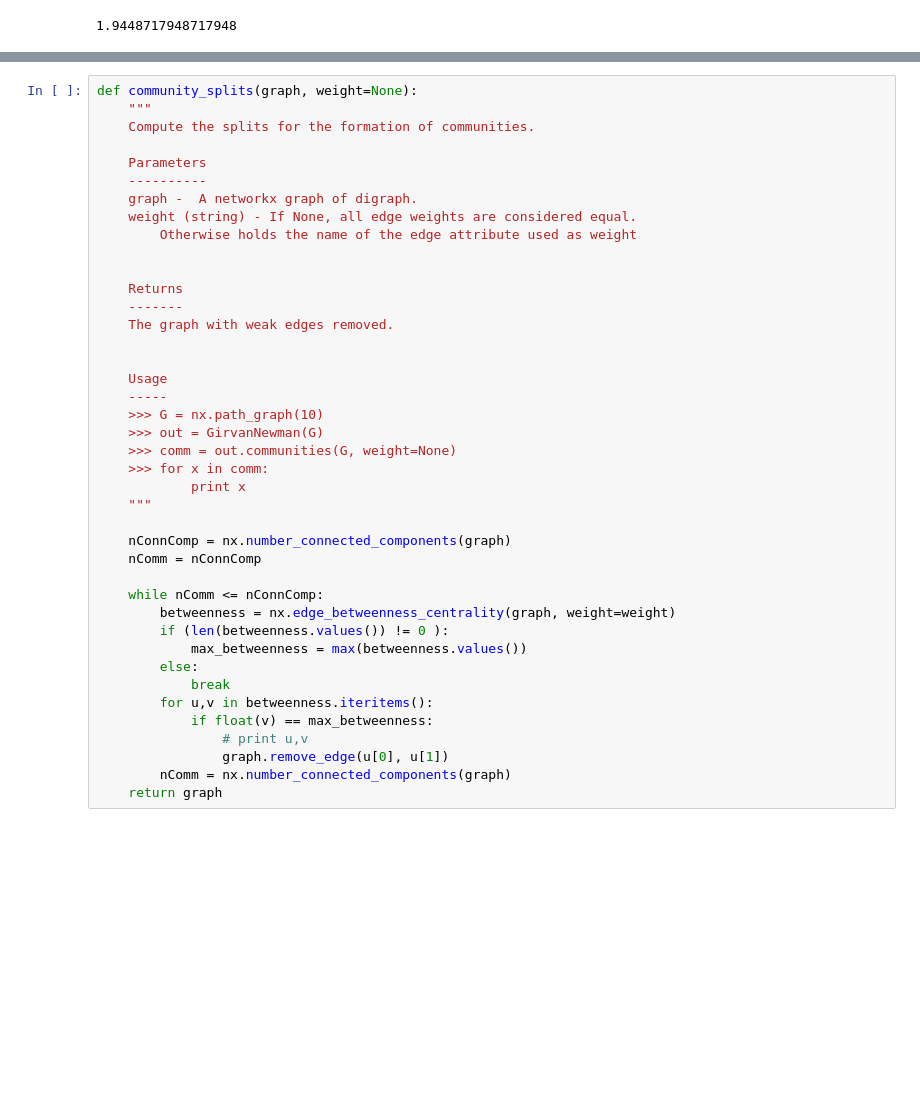
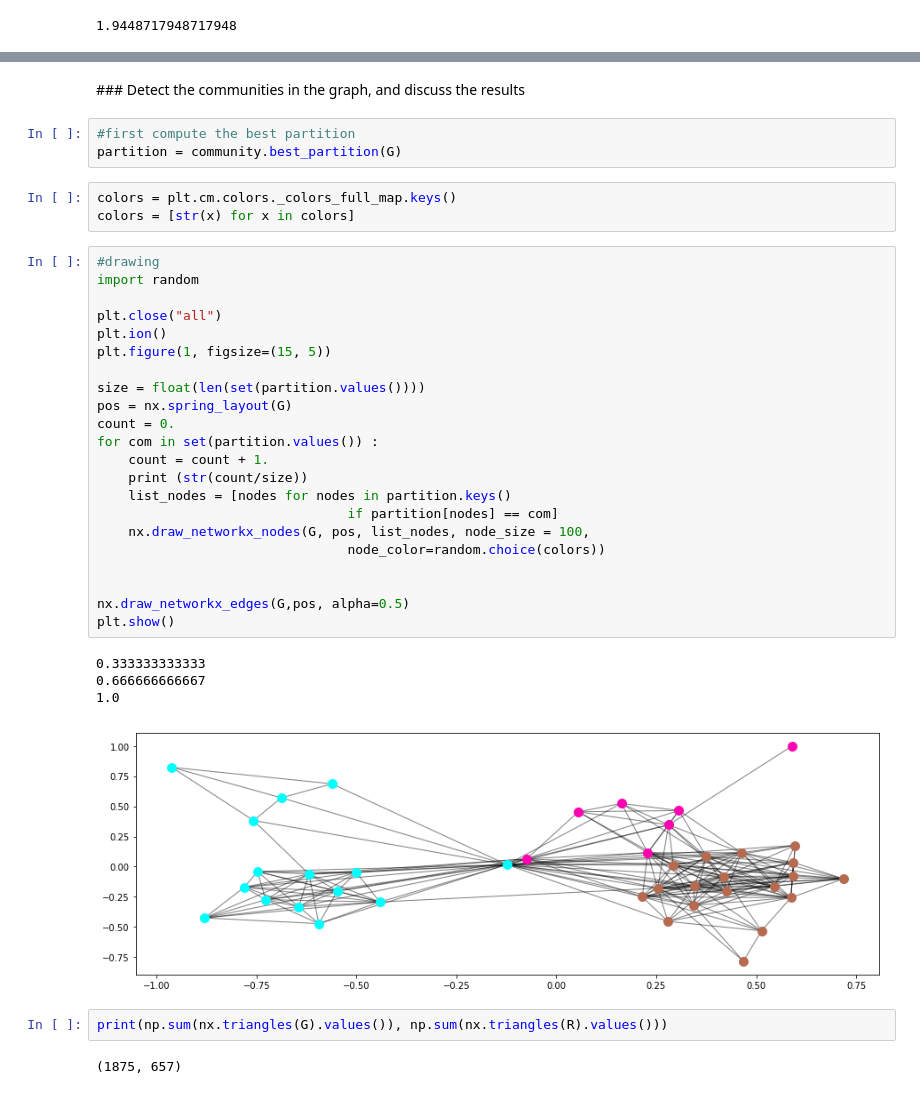
Before and after one commit to mkobbi/mkobbi_udm_social_project, a Jupyter notebook: mkobbi_network_anaylsis_project.ipynb, the cells around one changed output, grey strips where cells are left out. Drawn from its saved outputs; the diff is of its cells as text; blank space fills up the shorter version.

```diff
--- a/mkobbi_network_anaylsis_project.ipynb
+++ b/mkobbi_network_anaylsis_project.ipynb
@@ -225,44 +242,42 @@ diameter = nx.diameter(H)
 print(diameter)
 # %% [output]
 4
-# %%
-def community_splits(graph, weight=None):
-    """
-    Compute the splits for the formation of communities.
-
-    Parameters
-    ----------
-    graph -  A networkx graph of digraph.
-    weight (string) - If None, all edge weights are considered equal.
-        Otherwise holds the name of the edge attribute used as weight
-
-
-    Returns
-    -------
-    The graph with weak edges removed.
-
-
-    Usage
-    -----
-    >>> G = nx.path_graph(10)
-    >>> out = GirvanNewman(G)
-    >>> comm = out.communities(G, weight=None)
-    >>> for x in comm:
-            print x
-    """
-
-    nConnComp = nx.number_connected_components(graph)
-    nComm = nConnComp
-
-    while nComm <= nConnComp:
-        betweenness = nx.edge_betweenness_centrality(graph, weight=weight)
-        if (len(betweenness.values()) != 0 ):
-            max_betweenness = max(betweenness.values())
-        else:
-            break
-        for u,v in betweenness.iteritems():
-            if float(v) == max_betweenness:
-                # print u,v
-                graph.remove_edge(u[0], u[1])
-        nComm = nx.number_connected_components(graph)
-    return graph
+# %% [markdown]
+### Detect the communities in the graph, and discuss the results
+# %%
+#first compute the best partition
+partition = community.best_partition(G)
+# %%
+colors = plt.cm.colors._colors_full_map.keys()
+colors = [str(x) for x in colors]
+# %%
+#drawing
+import random
+
+plt.close("all")
+plt.ion()
+plt.figure(1, figsize=(15, 5))
+
+size = float(len(set(partition.values())))
+pos = nx.spring_layout(G)
+count = 0.
+for com in set(partition.values()) :
+    count = count + 1.
+    print (str(count/size))
+    list_nodes = [nodes for nodes in partition.keys()
+                                if partition[nodes] == com]
+    nx.draw_networkx_nodes(G, pos, list_nodes, node_size = 100,
+                                node_color=random.choice(colors))
+
+
+nx.draw_networkx_edges(G,pos, alpha=0.5)
+plt.show()
+# %% [output]
+0.333333333333
+0.666666666667
+1.0
+[figure, added]
+# %%
+print(np.sum(nx.triangles(G).values()), np.sum(nx.triangles(R).values()))
+# %% [output]
+(1875, 657)
```
Also changed, not shown: parts of 14 cells of this notebook, 2 other files.
